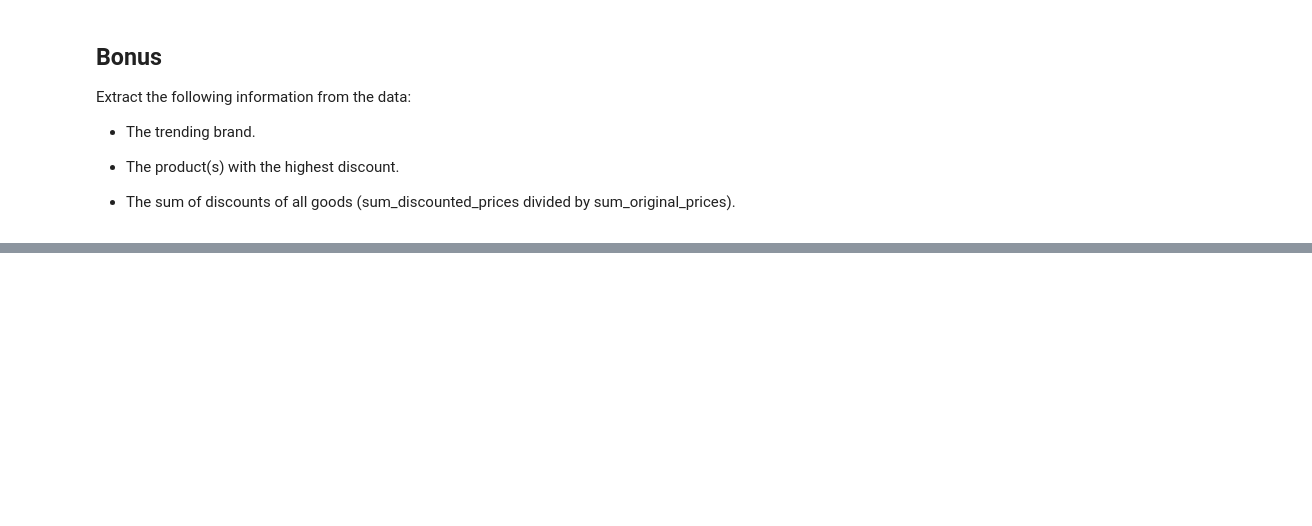
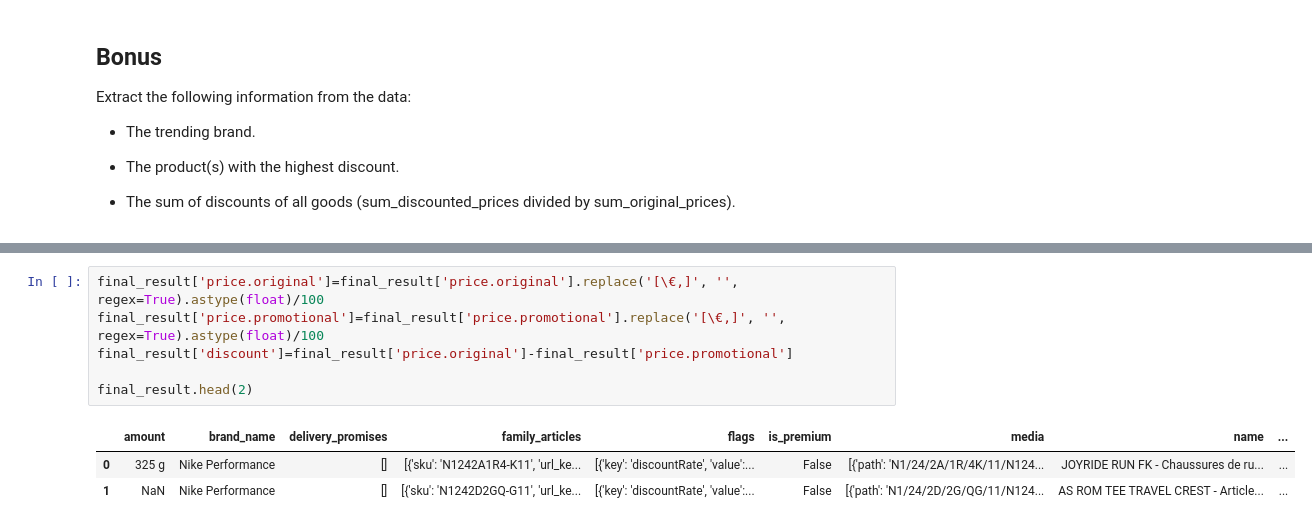
Before and after one commit to ta-datapt-bcn/lab-parsing-API-data, a Jupyter notebook: your-code/main.ipynb, the cells around one changed output, grey strips where cells are left out. Drawn from its saved outputs; the diff is of its cells as text; blank space fills up the shorter version.

```diff
--- a/your-code/main.ipynb
+++ b/your-code/main.ipynb
@@ -49,0 +126,10 @@ Extract the following information from the data:
+# %%
+final_result['price.original']=final_result['price.original'].replace('[\€,]', '', regex=True).astype(float)/100
+final_result['price.promotional']=final_result['price.promotional'].replace('[\€,]', '', regex=True).astype(float)/100
+final_result['discount']=final_result['price.original']-final_result['price.promotional']
+
+final_result.head(2)
+# %% [output]
+|  | amount | brand_name | delivery_promises | family_articles | flags | is_premium | media | name | ... |
+| 0 | 325 g | Nike Performance | [] | [{'sku': 'N1242A1R4-K11', 'url_ke... | [{'key': 'discountRate', 'value':... | False | [{'path': 'N1/24/2A/1R/4K/11/N124... | JOYRIDE RUN FK - Chaussures de ru... | ... |
+| 1 | NaN | Nike Performance | [] | [{'sku': 'N1242D2GQ-G11', 'url_ke... | [{'key': 'discountRate', 'value':... | False | [{'path': 'N1/24/2D/2G/QG/11/N124... | AS ROM TEE TRAVEL CREST - Article... | ... |
```
Also changed, not shown: parts of 14 cells of this notebook, 1 other file.
